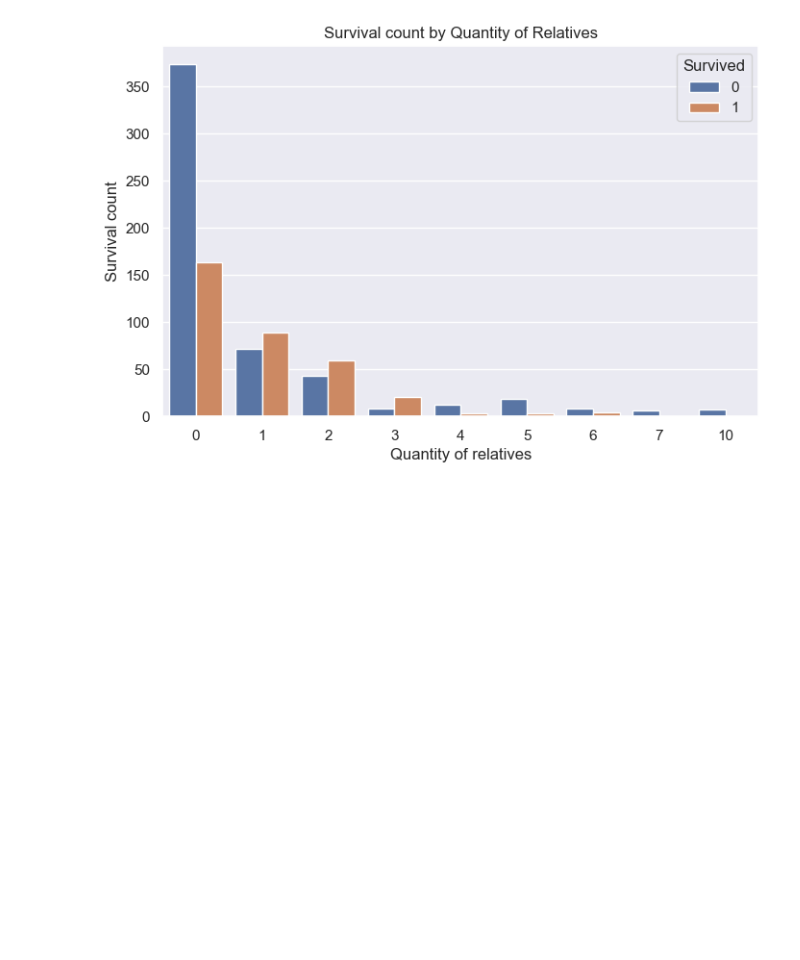
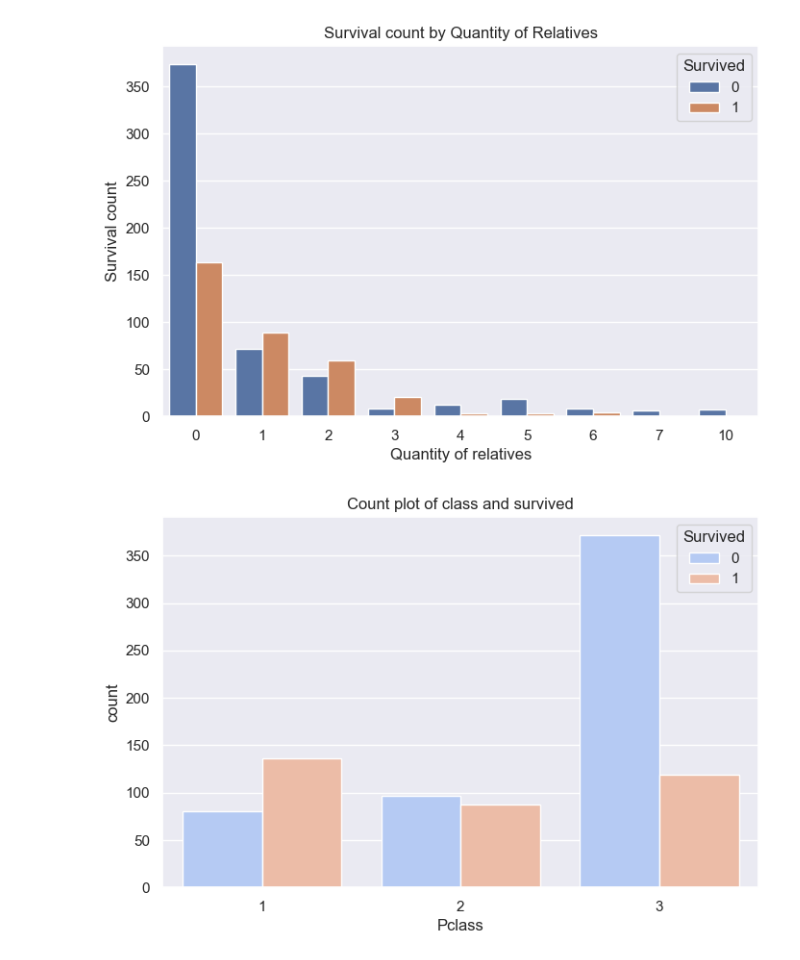
Before and after one commit to Tasetoon/kaggleTitanic, a Jupyter notebook: stats.ipynb, the cells around one changed output. Drawn from its saved outputs; the diff is of its cells as text; code cells hidden in the pictures; blank space fills up the shorter version.

```diff
--- a/stats.ipynb
+++ b/stats.ipynb
@@ -8,15 +8,6 @@ from sklearn.model_selection import train_test_split
 
 sns.set_theme(style='darkgrid', context='notebook')
 # %%
-data_test = pd.read_csv("data/test.csv", on_bad_lines='skip')
-data_train = pd.read_csv('data/train.csv', on_bad_lines='skip')
-# print(data_test)
-# data_train['Sex'].value_counts()
+from preprocessing import prepare_train
 
-data_train['Embarked'] = data_train['Embarked'].fillna(data_train['Embarked'].mode()[0])
-data_train['Relatives'] = data_train['SibSp']+data_train['Parch']
-
-sex_categorical_values = {'female': 0, 'male': 1}
-embarked_categorical_values = {'S': 0, 'Q':1, 'C':2}
-data_train['Sex'] = data_train['Sex'].apply(lambda x: sex_categorical_values[x])
-data_train['Embarked'] = data_train['Embarked'].apply(lambda x: embarked_categorical_values[x])
+train = prepare_train('data/train.csv')
@@ -93,3 +71,10 @@ plt.ylabel('Survival count')
 plt.show()
 # %% [output]
 [figure]
+# %%
+plt.figure(figsize=(8, 5))
+sns.countplot(x='Pclass', data=train, hue='Survived', palette='coolwarm')
+plt.title('Count plot of class and survived')
+plt.show()
+# %% [output]
+[figure, added]
```
Also changed, not shown: parts of 6 cells of this notebook, 1 other file.
